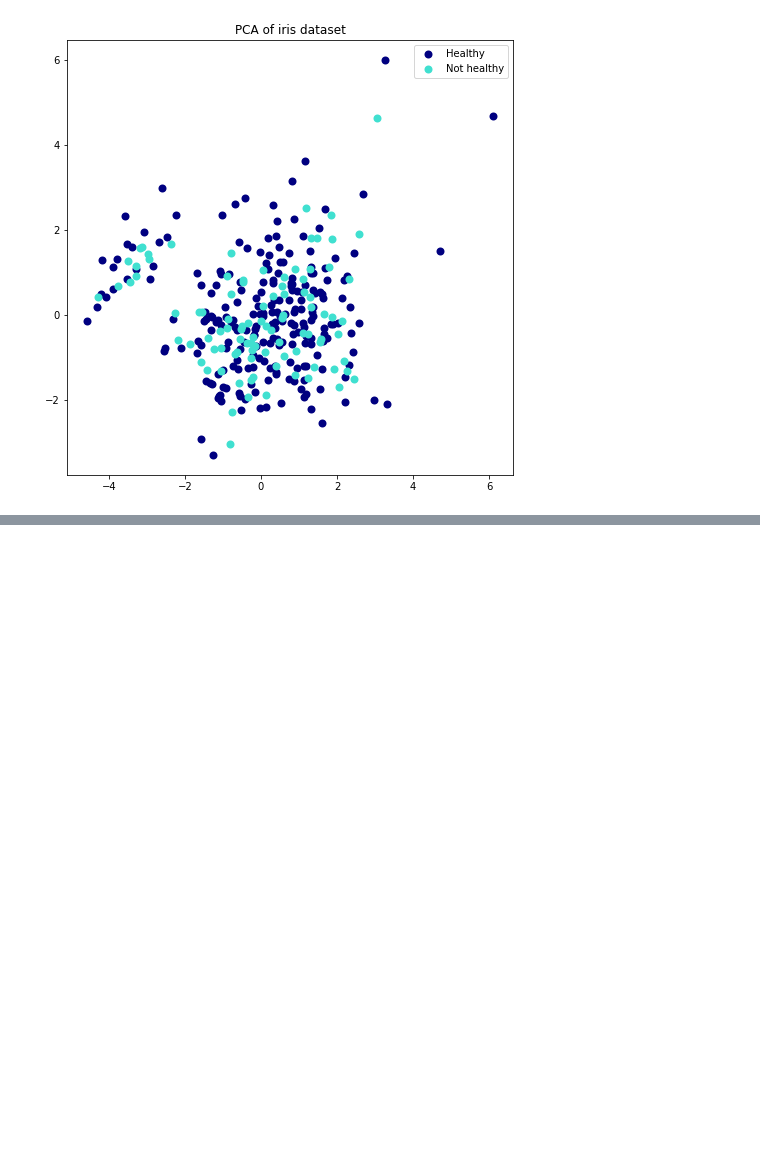
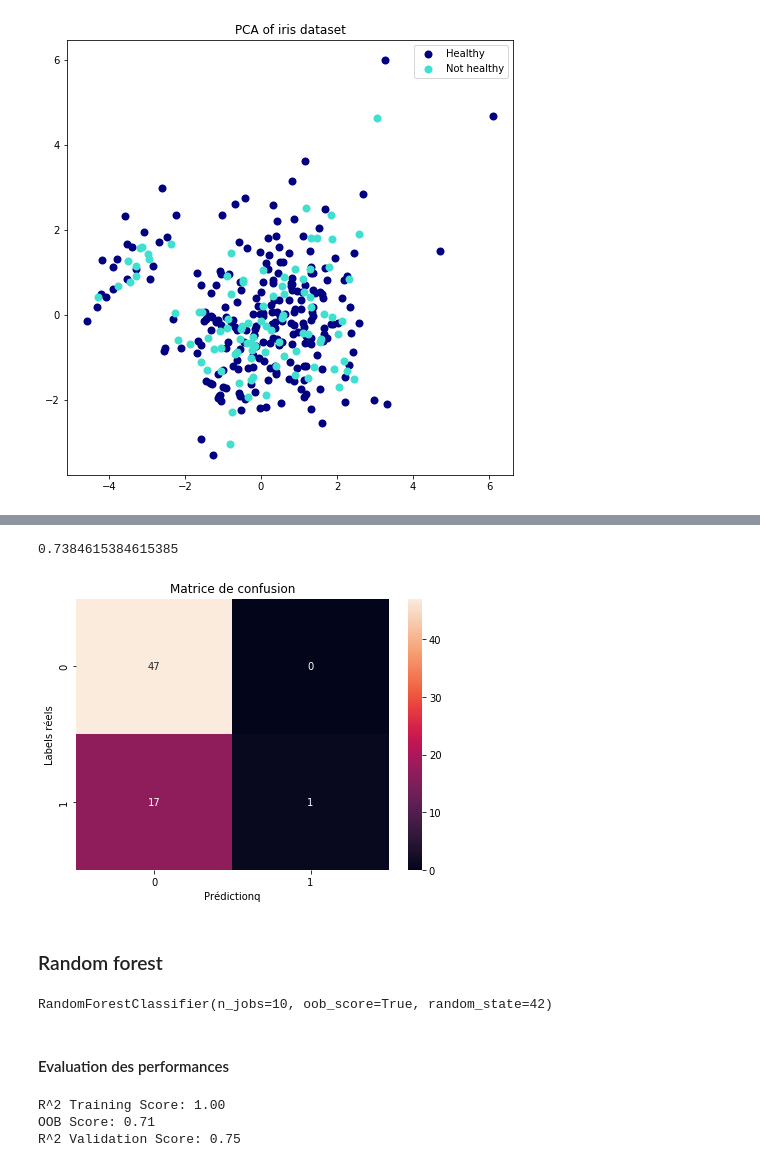
Before and after one commit to romanelgff/ml-mesothelioma, a Jupyter notebook: code.ipynb, the cells around one changed output, grey strips where cells are left out. Saved outputs shown, nothing was run; the diff lists cells and outputs as text; code cells hidden in the pictures; blank space fills up the shorter version.

```diff
--- a/code.ipynb
+++ b/code.ipynb
@@ -371,0 +454,4 @@ from sklearn.model_selection import train_test_split
+# %%
+X = df_mod.drop("diagnosis",axis=1).copy()
+y = df_mod["diagnosis"].copy()
+X_train, X_test, y_train, y_test = train_test_split(X, y, test_size = 0.20)
@@ -371,0 +480,3 @@ from sklearn.model_selection import train_test_split
+# %%
+logistic = LogisticRegression()
+logistic.fit(X_train, y_train)
@@ -371,0 +492,20 @@ from sklearn.model_selection import train_test_split
+# %%
+pred_log = logistic.predict(X_test)
+# %%
+# Use score method to get accuracy of model
+score_log = logistic.score(X_test, y_test)
+print(score_log)
+# %% [output]
+0.7384615384615385
+# %%
+cm_log = metrics.confusion_matrix(y_test, pred_log)
+# %%
+ax = plt.subplot()
+sns.heatmap(cm_log,annot=True,fmt="d")
+ax.set_xlabel('Prédictionq'); ax.set_ylabel('Labels réels');
+ax.set_title('Matrice de confusion');
+plt.show()
+# %% [output]
+[figure, added]
+# %% [markdown]
+### Random forest
@@ -371,0 +519,6 @@ from sklearn.model_selection import train_test_split
+# %%
+rf.fit(X_train.values, y_train.values)
+# %% [output]
+RandomForestClassifier(n_jobs=10, oob_score=True, random_state=42)
+# %% [markdown]
+#### Evaluation des performances
@@ -371,0 +529,8 @@ from sklearn.model_selection import train_test_split
+# %%
+print('R^2 Training Score: {:.2f} \nOOB Score: {:.2f} \nR^2 Validation Score: {:.2f}'.format(rf.score(X_train.values, y_train.values),
+                                                                                             rf.oob_score_,
+                                                                                             rf.score(X_test.values, y_test.values)))
+# %% [output]
+R^2 Training Score: 1.00
+OOB Score: 0.71
+R^2 Validation Score: 0.75
```
Also changed, not shown: parts of 37 cells of this notebook, 2 other files.
